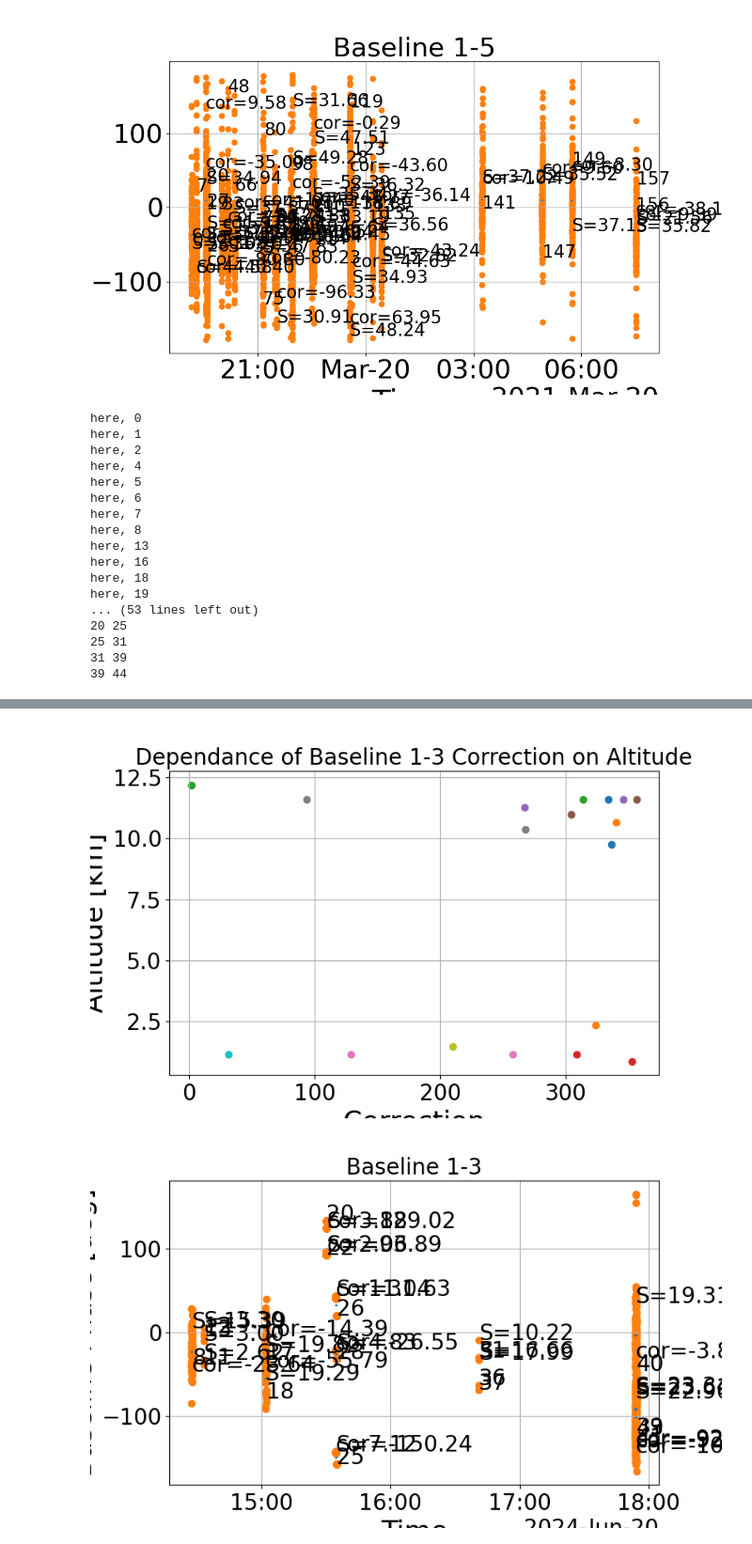
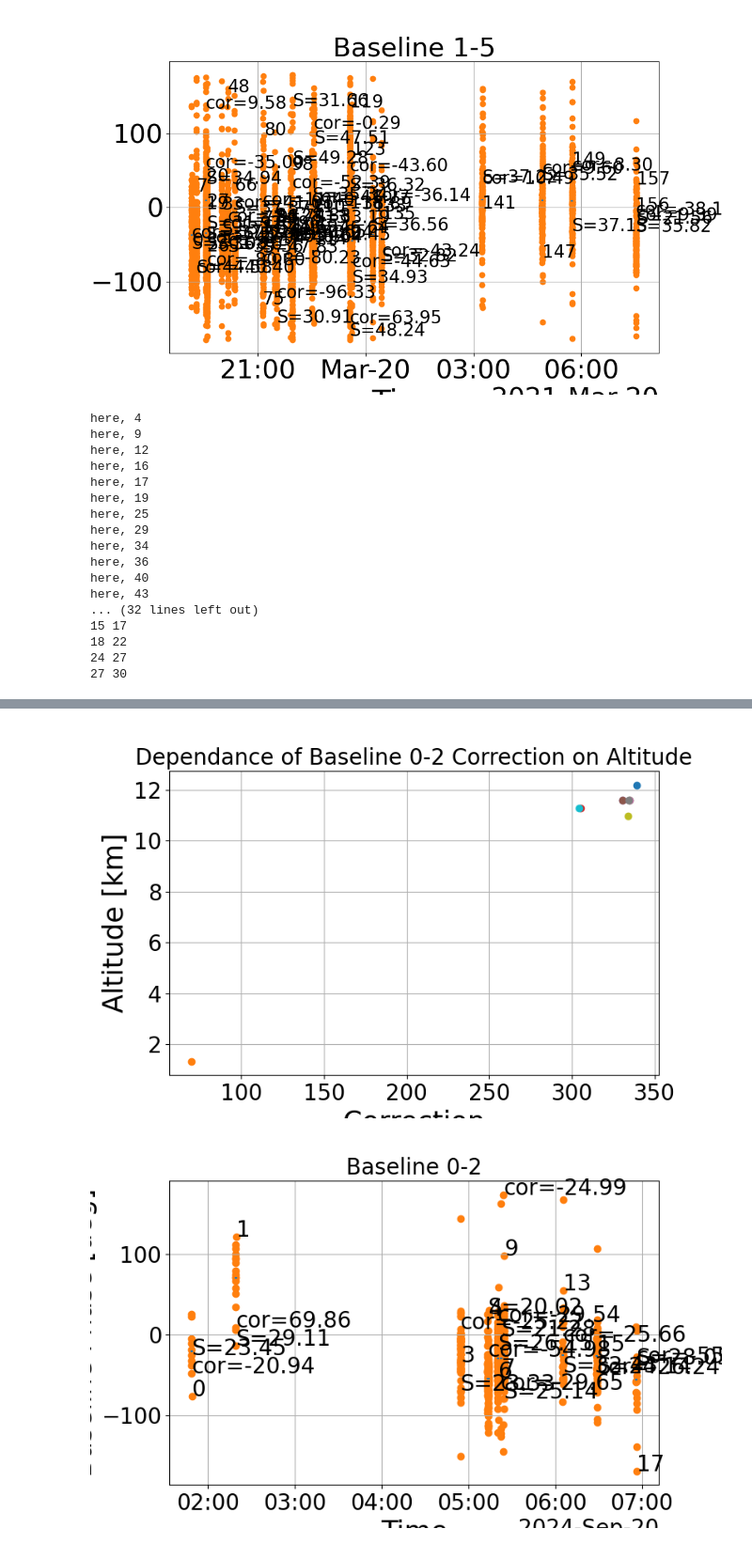
Before and after one commit to icebearcanada/airplane-process, a Jupyter notebook: airplane-code/generate_airplane_calibrations.ipynb, the cells around one changed output, grey strips where cells are left out. Shown at 94% size. Cells and saved outputs as stored; diff of their text form; code cells hidden in the pictures.

Commit message:
commit before refactor to filter airplanes

```diff
--- a/airplane-code/generate_airplane_calibrations.ipynb
+++ b/airplane-code/generate_airplane_calibrations.ipynb
@@ -164,12 +67,12 @@ plt.rc('figure', titlesize=BIGGER_SIZE)  # fontsize of the figure title
 # level1_files - UNCALIBRATED level 1 data (range correction applied, NO rx calibration applied)
 
 year = 2024
-month = 6
+month = 9
 day = 20
 
 # don't change these unless you want specific hours included/excluded
 h = 0
-n_hours = 24
+n_hours = 18
 level1_files = []
 for i in range(n_hours):
     level1_files.append(f'/mnt/NAS/range-corrected-data/L1-no-cal/{year}/{month:02d}/{year}_{month:02d}_{day:02d}/ib3d_normal_01dB_1000ms_{year}_{month:02d}_{day:02d}_{(h+i):02d}_prelate_bakker.h5')
@@ -189,5 +92,5 @@ try:
     aircrafts_dbs = ap.load_airplane_data(f'aircrafts_dbs_{year:04d}-{month:02d}-{day:02d}.pckl')
 except:
     aircrafts_dbs = ap.retrieve_airplane_data(airplane_echo_time, time_filter, BOUNDS)
-    ap.save_aircrafts_dbs(aircrafts_dbs, f'{year:04d}-{month:02d}-{day:02d}')
+    ap.save_aircrafts_dbs(aircrafts_dbs, f'{year:04d}-{month:02d}-{day:02d}', filtered=False)
 # %% [output]
@@ -643,7 +535,7 @@ airplane 169
 # also make a sample plot to assist in picking out the good airplanes
 
 #baseline_to_plot = [1, 5]
-baseline_to_plot = [1, 3]
+baseline_to_plot = [0, 2]
 #baseline_to_plot = [0, 7]
 
 fig, ax = plt.subplots()
@@ -684,7 +576,7 @@ plane_indices = []
 #plane_indices = [66,95,105,119,132] # 20/03/2021
 #plane_indices = [10,97,243,293,311,352,358,375] # 25/08/2021
 
-
+xspectra_amplitudes = []
 
 for db in aircrafts_dbs:
     # db is a database of every airplane in the timeframe.
@@ -730,7 +622,12 @@ for db in aircrafts_dbs:
         #    airplane_idx += 1
         #    continue
 
-        if np.any(db[i].data.latitude > 52.25) or np.any(db[i].data.longitude > -106.5) or np.any(db[i].data.longitude < -109.0) or np.all(el > 25) or np.all(az < 180) or np.all(az > 270):
+        if np.any(db[i].data.latitude > 52.25) \
+            or np.any(db[i].data.longitude > -106.5) \
+            or np.any(db[i].data.longitude < -109.0) \
+            or np.all(el > 25) \
+            or np.all(90 - az < -128) \
+            or np.all(90 - az > -122):
             airplane_idx += 1
             continue
 
@@ -742,9 +639,12 @@ for db in aircrafts_dbs:
         this_airplane_echo_time = airplane_echo_time[this_airplane_echo_indices]
 
         # when the data is DEAD, skip the plane
-        if np.median(np.imag(this_airplane_xspectra)) == 0.0:
+        if (np.median(np.imag(this_airplane_xspectra)) == 0.0) or (this_airplane_xspectra.shape[0] <= 7):
             airplane_idx += 1
             continue
+
+        xspectra_amplitudes.append(np.abs(this_airplane_xspectra))
+
 
         if ti == last_ti and tf == last_tf:
             same_times.append(True)
@@ -790,9 +690,13 @@ for db in aircrafts_dbs:
                 phase_shift_times = np.hstack(phase_shift_times)
 
                 # find the best fitting horizontal line (slope zero)
-                b_data, residuals = ap.linear_regression_with_known_slope2(phase_shift_times, phase_shift_series, m=0)
+                # this is equivalent to the angular mean, which takes into account phase wrapping
+                mean_shift, stdev = ap.angular_mean_and_stdev(np.deg2rad(phase_shift_series))
+                b_data = (np.rad2deg(mean_shift),)
                 S = np.sum(np.abs(phase_shift_series - b_data)) / phase_shift_series.shape[0]
-                R2 = 1 - residuals / (phase_shift_series.shape[0] * phase_shift_series.var())
+                #b_data, residuals = ap.linear_regression_with_known_slope2(phase_shift_times, phase_shift_series, m=0)
+                #S = np.sum(np.abs(phase_shift_series - b_data)) / phase_shift_series.shape[0]
+                #R2 = 1 - residuals / (phase_shift_series.shape[0] * phase_shift_series.var())
 
                 # do linear regression on the data (obtain non-zero slope)
                 m, _ = np.polyfit(phase_shift_times, phase_shift_series, deg=1)
@@ -894,6 +798,7 @@ for db in aircrafts_dbs:
         airplane_idx += 1
         label += 1
 
+
 total_corrections = np.array(total_corrections)
 total_phase_slopes = np.array(total_phase_slopes)
 same_times = np.array(same_times)
@@ -931,7 +836,6 @@ for i in range(value.shape[0]):
 
 
 
-
 # make the legend
 """
 custom_lines = [Line2D([0], [0], marker='o', color='w',
@@ -947,20 +851,20 @@ ax.legend(custom_lines, ['expected phase', 'corrected measured phase (wrapped)',
 plt.show(fig)
 plt.show(fig2)
 # %% [output]
-here, 0
-here, 1
-here, 2
 here, 4
-here, 5
-here, 6
-here, 7
-here, 8
-here, 13
+here, 9
+here, 12
 here, 16
-here, 18
+here, 17
 here, 19
-... (53 lines left out)
-20 25
-25 31
-31 39
-39 44
+here, 25
+here, 29
+here, 34
+here, 36
+here, 40
+here, 43
+... (32 lines left out)
+15 17
+18 22
+24 27
+27 30
@@ -968,5 +872,5 @@ here, 19
-[figure, old version]
+[figure, new version]
-[figure, old version]
+[figure, new version]
 # %%
 # using the above plot, choose the airplane indices that correspond to good planes and re-run the cell above with the 'plane_indices' variable
 #plane_indices = [2,7,10,22,27,32,36,37,50,57,64] # 01/03/2021
```
Also changed, not shown: parts of 14 cells of this notebook, 2 other files.
